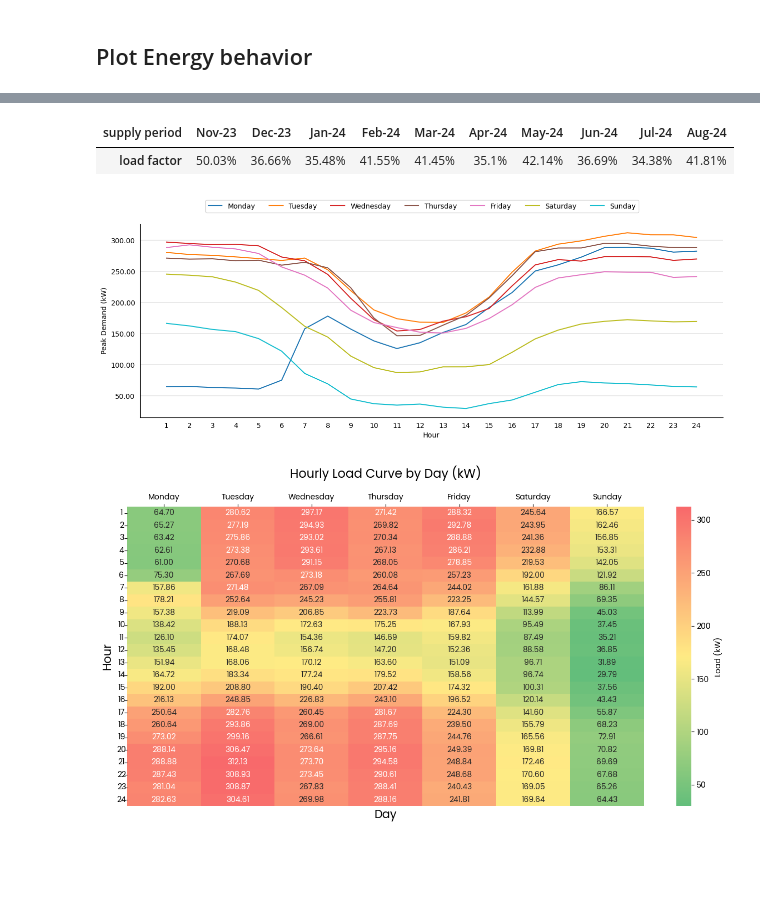
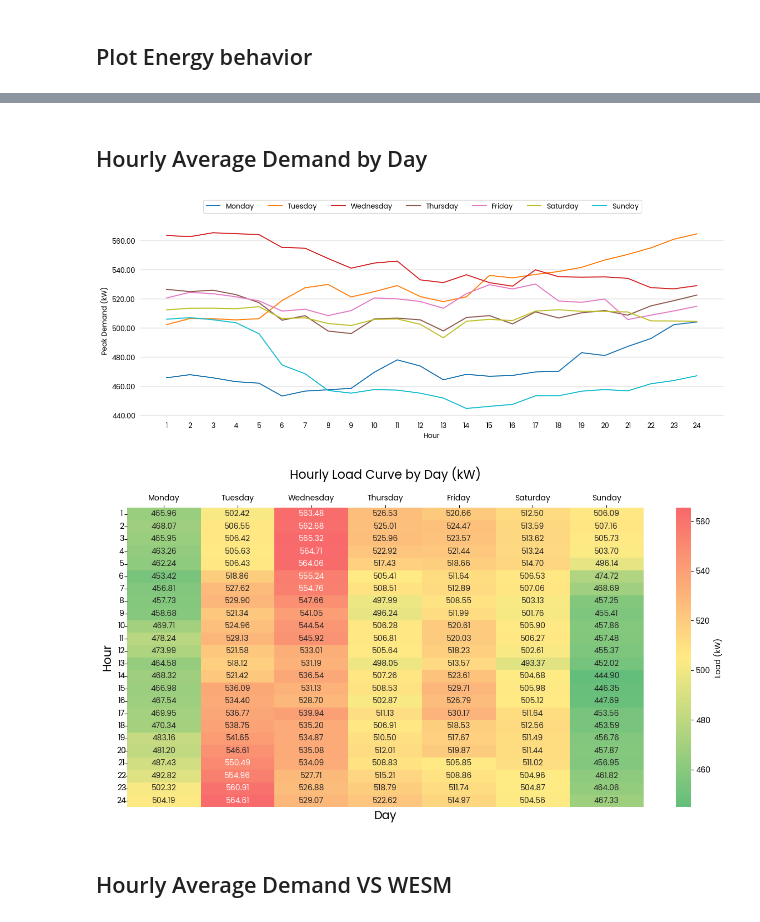
Before and after one commit to regosomark/analysis, a Jupyter notebook: Insights_Powerpoint.ipynb, the cells around one changed output, grey strips where cells are left out. Drawn from its saved outputs; the diff is of its cells as text; code cells hidden in the pictures; blank space fills up the shorter version.

```diff
--- a/Insights_Powerpoint.ipynb
+++ b/Insights_Powerpoint.ipynb
@@ -119,10 +59,11 @@ Data now has 9 columns (9 columns expected).
 # %%
+# client_data = load_profiles.hourly/ load_profiles.minutes
 # Load your data
-data = pd.read_excel('Primepack Processed LP (Nov23-Aug24) - 1 hour data.xlsx')
+client_data = pd.read_csv('five_minutes.csv')
 
 # Process the data
-processed_data = load_data(data)
+processed_data = process_energy_data(client_data)
 
-# Display the processed data
+# Verify the output
 print(processed_data.head())
 # %% [output]
@@ -190,15 +133,8 @@ See the caveats in the documentation: https://pandas.pydata.org/pandas-docs/stab
-# %%
-# Use the function with the energy summary data
-transposed_table = loadfactor_table(energy_summary)
-
-# Display the transposed table
-transposed_table
-# %% [output]
-| supply period | Nov-23 | Dec-23 | Jan-24 | Feb-24 | Mar-24 | Apr-24 | May-24 | Jun-24 | Jul-24 | Aug-24 |
-| load factor | 50.03% | 36.66% | 35.48% | 41.55% | 41.45% | 35.1% | 42.14% | 36.69% | 34.38% | 41.81% |
+# %% [markdown]
+## Hourly Average Demand by Day
 # %%
 # Average by Hour
-hourly_load_curve_by_day = data.pivot_table(
+hourly_load_curve_by_day = client_data.pivot_table(
   index="hour",
   columns="weekday",
   values="kw",
@@ -215,12 +151,13 @@ days_of_week = ["Monday", "Tuesday", "Wednesday", "Thursday", "Friday", "Saturda
 
 plot_hourly_by_day_load_curve(hourly_load_curve_by_day, column_name='max', unit='kW')
 # %% [output]
-[figure, old version]
+[figure, new version]
 # %%
 import matplotlib.pyplot as plt
 import numpy as np
 import seaborn as sns
 import matplotlib.colors as mcolors
+import os  # For directory handling
 
 # Define the new color map based on the provided colors
 cmap = mcolors.LinearSegmentedColormap.from_list(
@@ -229,38 +166,49 @@ cmap = mcolors.LinearSegmentedColormap.from_list(
 
 # Define weekday labels
 weekday_labels = ["Monday", "Tuesday", "Wednesday", "Thursday", "Friday", "Saturday", "Sunday"]
+
+# Specify the folder name as 'images'
+folder_path = 'image'  # Folder name 'images'
+
+# Make sure the directory exists; if not, create it
+if not os.path.exists(folder_path):
+    os.makedirs(folder_path)
 
 # Display the hourly load curve by day as a heatmap table with the new color map
 def display_hourly_by_day_table(hourly_by_day_summary):
     plt.figure(figsize=(15, 7))
     ax = sns.heatmap(
         hourly_by_day_summary,
         annot=True,
         fmt=".2f",
         cmap=cmap,  # Use the updated colormap
         cbar_kws={'label': 'Load (kW)'}
     )
 
     # Move x-axis labels to the top
     ax.xaxis.set_ticks_position('top')
 
     # Set custom labels for the x-axis on top with centered alignment
     ax.set_xticks(np.arange(len(weekday_labels)) + 0.5)
     ax.set_xticklabels(weekday_labels, rotation=0, ha='center')
 
     # Rotate y-axis (hour) labels to make them vertical
     ax.set_yticklabels(ax.get_yticklabels(), rotation=0, ha='center')
 
     plt.xlabel("Day", fontsize=15)  # X-axis title at the top
     plt.ylabel("Hour", fontsize=15)  # Y-axis title
 
     plt.title("Hourly Load Curve by Day (kW)", fontsize=16, pad=20)  # Add padding to title
-    #Save the plot as an image
-    plt.savefig('hourly_load_Curve.png')
+
+    # Save the plot as an image in the 'images' folder
+    image_path = os.path.join(folder_path, 'hourly_load_curve.png')
+    plt.savefig(image_path)
     plt.show()
 
 # Use the function to display the table as a heatmap
 display_hourly_by_day_table(hourly_load_curve_by_day)
 # %% [output]
-[figure, old version]
+[figure, new version]
+# %% [markdown]
+## Hourly Average Demand VS WESM
 # %%
```
Also changed, not shown: parts of 21 cells of this notebook, 1 other file.
